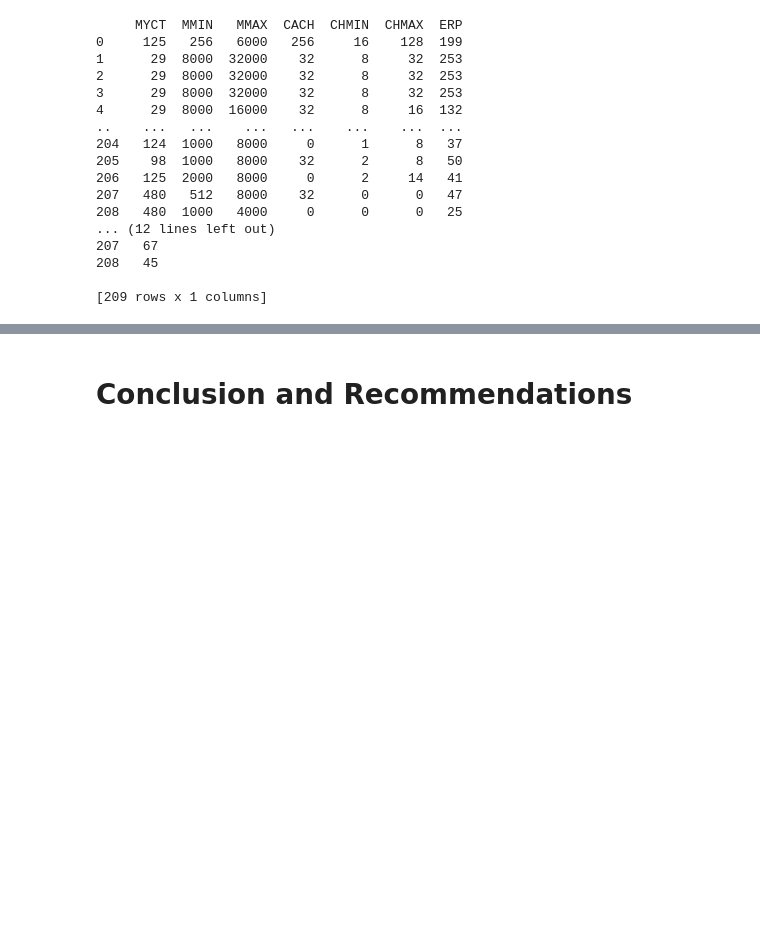
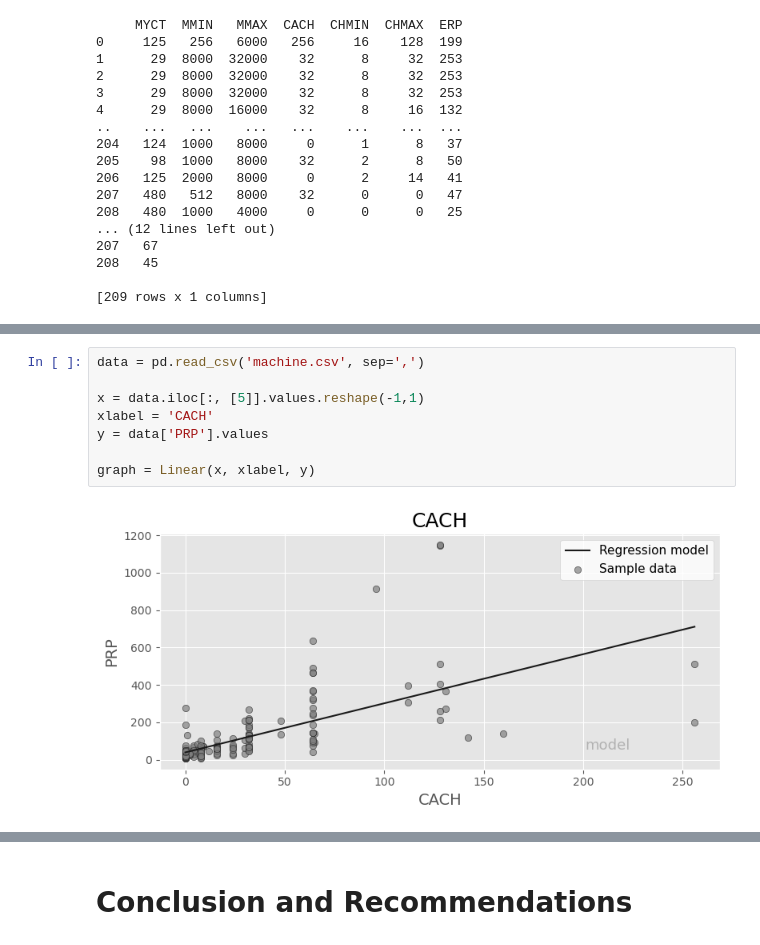
Before and after one commit to darkepacific/AAI-500-FinalTeamProject, a Jupyter notebook: AAI-500-FinalTeamProject.ipynb, the cells around one changed output, grey strips where cells are left out. Saved outputs shown, nothing was run; the diff lists cells and outputs as text; blank space fills up the shorter version.

```diff
--- a/AAI-500-FinalTeamProject.ipynb
+++ b/AAI-500-FinalTeamProject.ipynb
@@ -471,0 +506,10 @@ for col in data:
+# %%
+data = pd.read_csv('machine.csv', sep=',')
+
+x = data.iloc[:, [5]].values.reshape(-1,1)
+xlabel = 'CACH'
+y = data['PRP'].values
+
+graph = Linear(x, xlabel, y)
+# %% [output]
+[figure, added]
```
Also changed, not shown: parts of 13 cells of this notebook.
